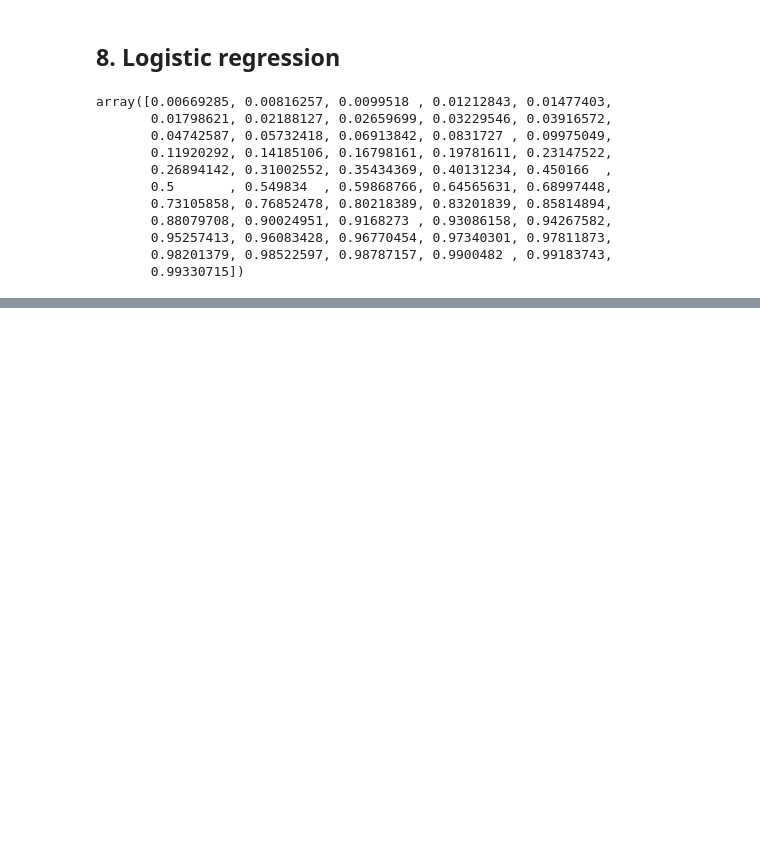
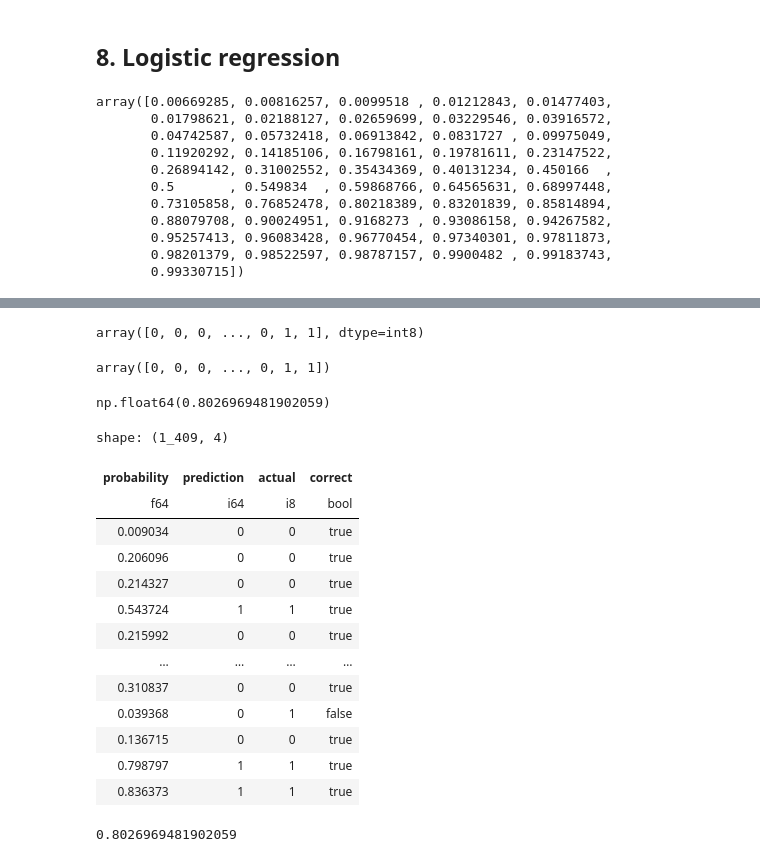
Before and after one commit to NikkiSatmaka/ml-zoomcamp, a Jupyter notebook: notebooks/module_03.ipynb, the cells around one changed output, grey strips where cells are left out. Drawn from its saved outputs; the diff is of its cells as text; code cells hidden in the pictures; blank space fills up the shorter version.

```diff
--- a/notebooks/module_03.ipynb
+++ b/notebooks/module_03.ipynb
@@ -468,0 +472,3 @@ def logistic_regression(xi, w0, w):
+# %%
+model = LogisticRegression()
+model.fit(X_train, y_train)
@@ -468,0 +521,4 @@ def logistic_regression(xi, w0, w):
+# %%
+y_pred = model.predict_proba(X_val)[:, 1]
+# %%
+churn_decision = y_pred >= 0.5
@@ -468,0 +542,42 @@ def logistic_regression(xi, w0, w):
+# %%
+y_val
+# %% [output]
+array([0, 0, 0, ..., 0, 1, 1], dtype=int8)
+# %%
+churn_decision.astype(int)
+# %% [output]
+array([0, 0, 0, ..., 0, 1, 1])
+# %%
+(y_val == churn_decision).mean()
+# %% [output]
+np.float64(0.8026969481902059)
+# %%
+df_pred = pl.DataFrame()
+df_pred = df_pred.with_columns(
+    pl.lit(y_pred).alias("probability"),
+    pl.lit(churn_decision.astype(int)).alias("prediction"),
+    pl.lit(y_val).alias("actual"),
+)
+df_pred = df_pred.with_columns(
+    (pl.col("prediction") == pl.col("actual")).alias("correct"),
+)
+df_pred
+# %% [output]
+shape: (1_409, 4)
+| probability | prediction | actual | correct |
+| f64 | i64 | i8 | bool |
+| 0.009034 | 0 | 0 | true |
+| 0.206096 | 0 | 0 | true |
+| 0.214327 | 0 | 0 | true |
+| 0.543724 | 1 | 1 | true |
+| 0.215992 | 0 | 0 | true |
+| … | … | … | … |
+| 0.310837 | 0 | 0 | true |
+| 0.039368 | 0 | 1 | false |
+| 0.136715 | 0 | 0 | true |
+| 0.798797 | 1 | 1 | true |
+| 0.836373 | 1 | 1 | true |
+# %%
+df_pred["correct"].mean()
+# %% [output]
+0.8026969481902059
```
Also changed, not shown: parts of 43 cells of this notebook.
